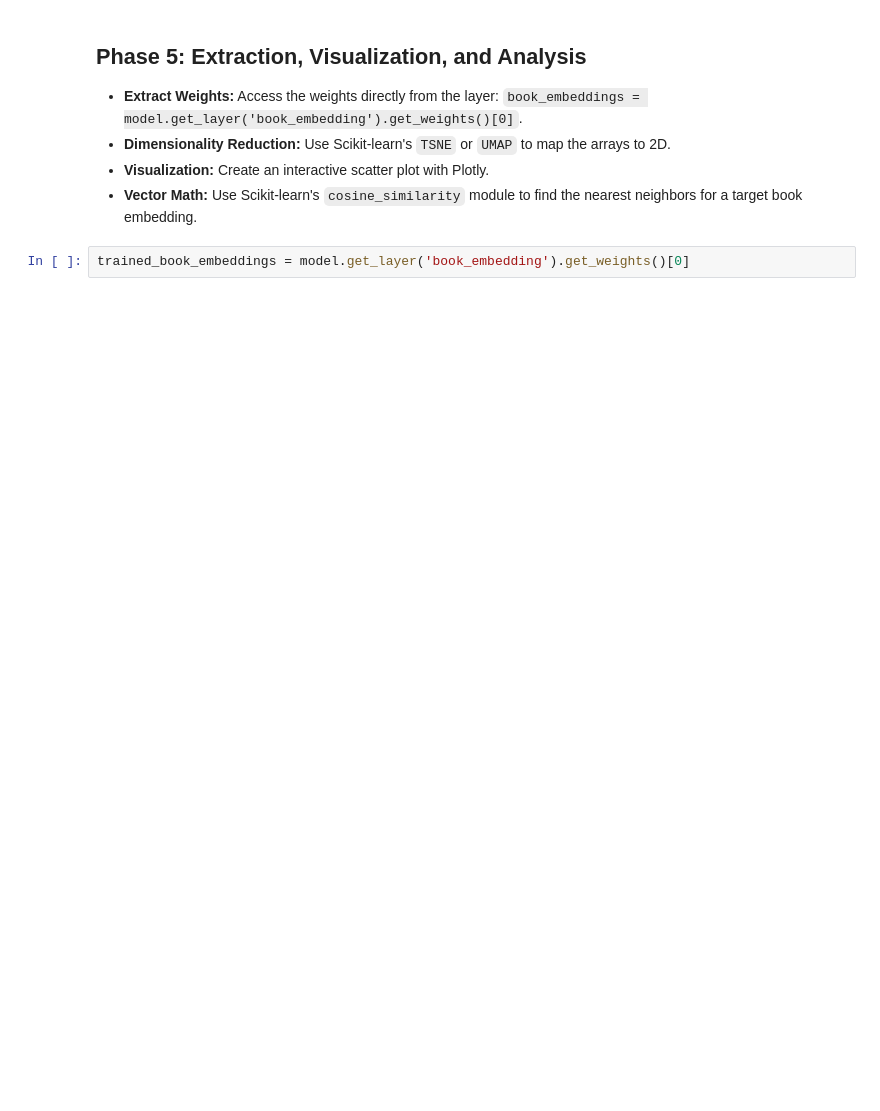
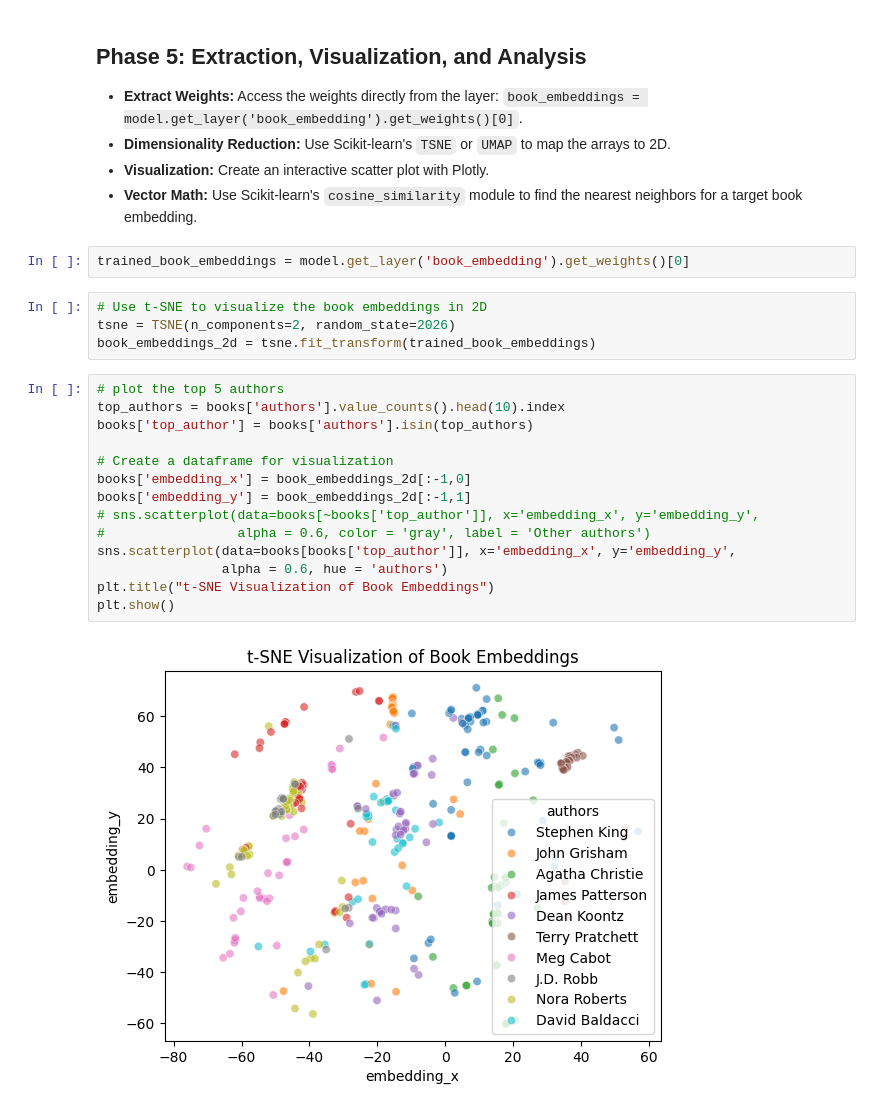
Before and after one commit to ravibrenner/embedding_basics, a Jupyter notebook: books_analysis.ipynb, the cells around one changed output. Cells and saved outputs as stored; diff of their text form; blank space fills up the shorter version.

Commit message:
add plotting packages and a plot

```diff
--- a/books_analysis.ipynb
+++ b/books_analysis.ipynb
@@ -187,3 +197,23 @@ Epoch 10/10
 *   **Vector Math:** Use Scikit-learn's `cosine_similarity` module to find the nearest neighbors for a target book embedding.
 # %%
 trained_book_embeddings = model.get_layer('book_embedding').get_weights()[0]
+# %%
+# Use t-SNE to visualize the book embeddings in 2D
+tsne = TSNE(n_components=2, random_state=2026)
+book_embeddings_2d = tsne.fit_transform(trained_book_embeddings)
+# %%
+# plot the top 5 authors
+top_authors = books['authors'].value_counts().head(10).index
+books['top_author'] = books['authors'].isin(top_authors)
+
+# Create a dataframe for visualization
+books['embedding_x'] = book_embeddings_2d[:-1,0]
+books['embedding_y'] = book_embeddings_2d[:-1,1]
+# sns.scatterplot(data=books[~books['top_author']], x='embedding_x', y='embedding_y',
+#                 alpha = 0.6, color = 'gray', label = 'Other authors')
+sns.scatterplot(data=books[books['top_author']], x='embedding_x', y='embedding_y',
+                alpha = 0.6, hue = 'authors')
+plt.title("t-SNE Visualization of Book Embeddings")
+plt.show()
+# %% [output]
+[figure, added]
```
Also changed, not shown: parts of 3 cells of this notebook, 2 other files.
